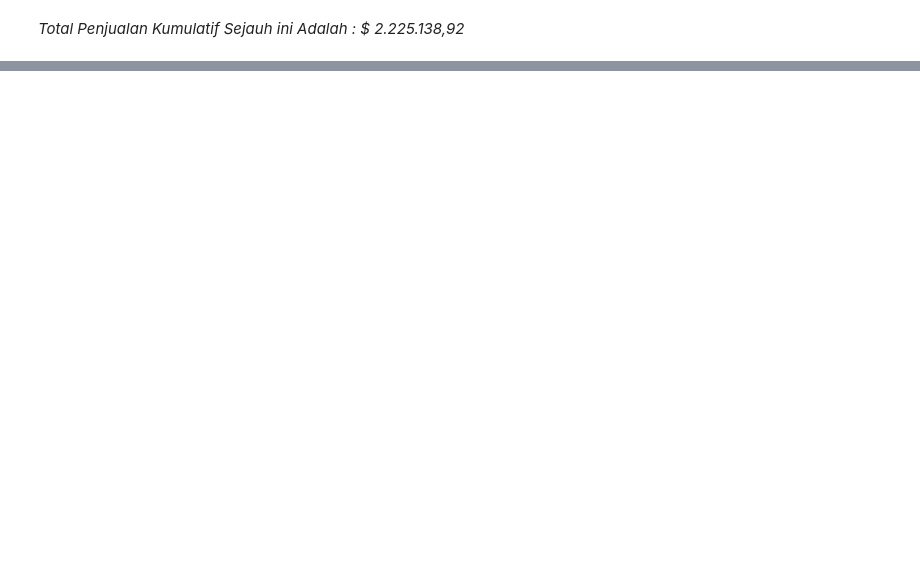
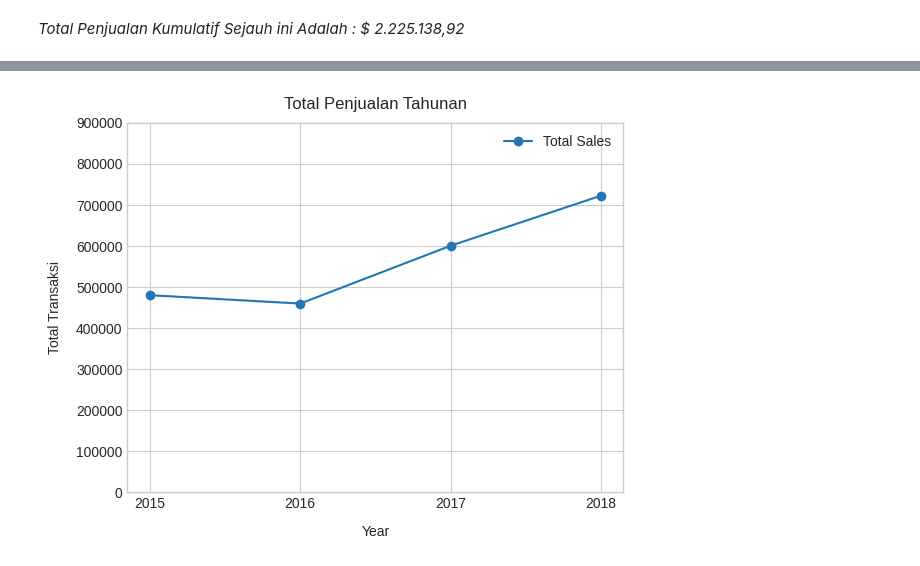
Before and after one commit to Kelnit/Ilm, a Jupyter notebook: Ilm.ipynb, the cells around one changed output, grey strips where cells are left out. Cells and saved outputs as stored; diff of their text form; code cells hidden in the pictures; blank space fills up the shorter version.

```diff
--- a/Ilm.ipynb
+++ b/Ilm.ipynb
@@ -66,0 +124,10 @@ float(sales.sales.sum())
+# %%
+total_penjualan_yearly = sales.groupby([sales['order_date'].dt.year])['sales'].sum()
+
+total_penjualan_yearly = pandas.DataFrame(total_penjualan_yearly)
+
+total_penjualan_yearly.index.name = 'Year'
+
+total_penjualan_yearly.columns = ['Total Sales']
+
+total_penjualan_yearly
@@ -66,0 +141,18 @@ float(sales.sales.sum())
+# %%
+plt.style.use('seaborn-v0_8-whitegrid')
+
+ax = total_penjualan_yearly.plot.line(marker = 'o')
+
+ax.set_title('Total Penjualan Tahunan', pad = 10)
+
+ax.set_xlabel('Year', labelpad=10)
+
+ax.set_ylabel('Total Transaksi', labelpad=10)
+
+ax.set_xticks(total_penjualan_yearly.index)
+
+ax.set_ylim(0, 900000)
+
+plt.show()
+# %% [output]
+[figure, added]
```
Also changed, not shown: parts of 10 cells of this notebook.
